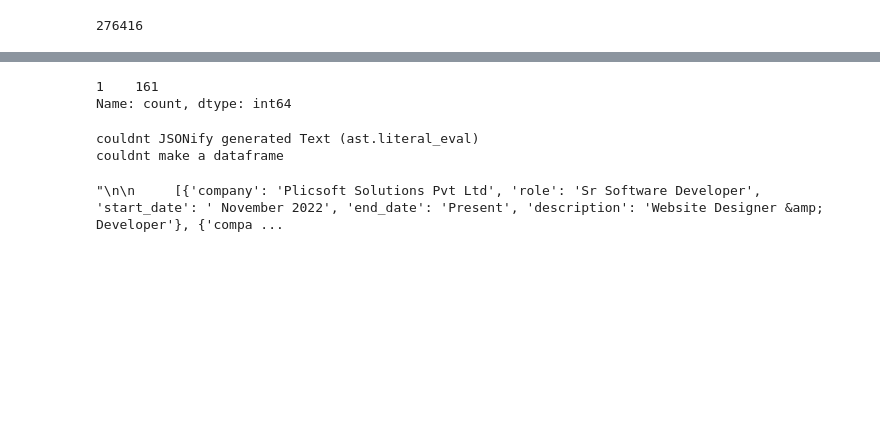
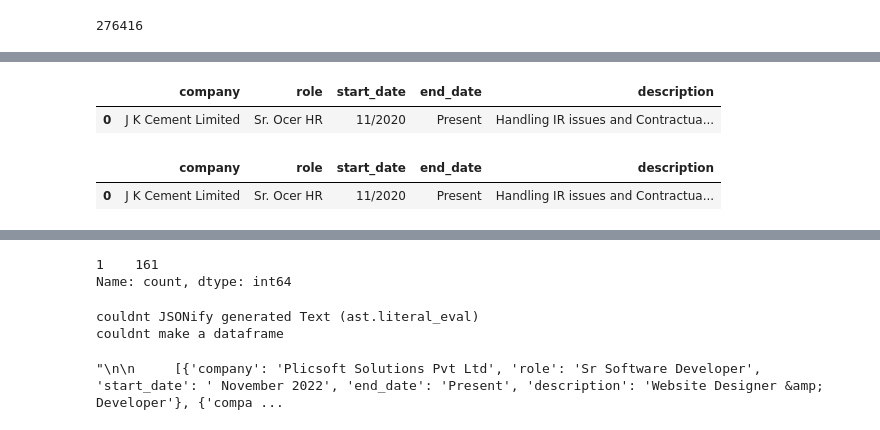
Before and after one commit to Highorbit/llama-recipes, a Jupyter notebook: examples/vllm-testing.ipynb, the cells around one changed output, grey strips where cells are left out. Drawn from its saved outputs; the diff is of its cells as text; code cells hidden in the pictures; blank space fills up the shorter version.

```diff
--- a/examples/vllm-testing.ipynb
+++ b/examples/vllm-testing.ipynb
@@ -70,9 +61,9 @@ You are a helpful language model working for a job platform. You will be given t
 # %%
 
 
-eval_prompt = eval_prompt.format(
-            work_format=work_format,
-            resume_text=rt)
+# eval_prompt = eval_prompt.format(
+#             work_format=work_format,
+#             resume_text=rt)
 
-sample_input = tokenizer(eval_prompt, return_tensors="pt").to("cuda")
+# sample_input = tokenizer(eval_prompt, return_tensors="pt").to("cuda")
 # %%
@@ -134,36 +98,6 @@ ast.literal_eval(json_str)
 from huggingface_hub import login
 # from transformers import LlamaTokenizer
 # login(token='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')
-
-def make_eval_prompt(resume_text):
-
-    work_format = '''{
-        'work_experience': [{'company': 'company Name 1',
-                             'role': 'job designation 1',
-                             'start_date': 'mm/yyyy',
-                             'end_date': 'mm/yyyy',
-                             'description': 'complete Job description taken from resume'},
-                            {'company': 'company name 2',
-                             'role': 'job designation 2',
-                             'start_date': mm/yyyy',
-                             'end_date': 'mm/yyyy',
-                             'description': 'complete Job description taken from resume'}]
-    }'''
-
-    eval_prompt = f'''
-    You are a helpful language model working for a job platform. You will be given the raw
-     unstructured text of a user's resume, and the task is to extract the work experience of the
-     user from the raw text in the following format: \n{{work_format}}\n
-
-     This is the resume text:\n{{resume_text}}\n
-     This is the output in the required format:\n
-    '''
-
-
-    eval_prompt = eval_prompt.format(work_format=work_format,
-                                     resume_text=rt)
-
-    return eval_prompt
 # %%
 from user_info import get_user_info
 # %%
@@ -286,0 +291,2 @@ def get_response_from_model(user_id):
+# %%
+t = get_response_from_model('1188498')
@@ -287,3 +370,13 @@ def get_response_from_model(user_id):
+# %%
+t
+# %% [output]
+|  | company | role | start_date | end_date | description |
+| 0 | J K Cement Limited | Sr. Ocer HR | 11/2020 | Present | Handling IR issues and Contractua... |
+# %%
+html.unescape(t)
+# %% [output]
+|  | company | role | start_date | end_date | description |
+| 0 | J K Cement Limited | Sr. Ocer HR | 11/2020 | Present | Handling IR issues and Contractua... |
 # %%
 from tqdm.notebook import tqdm
 
```
Also changed, not shown: parts of 27 cells of this notebook, 3 other files.
